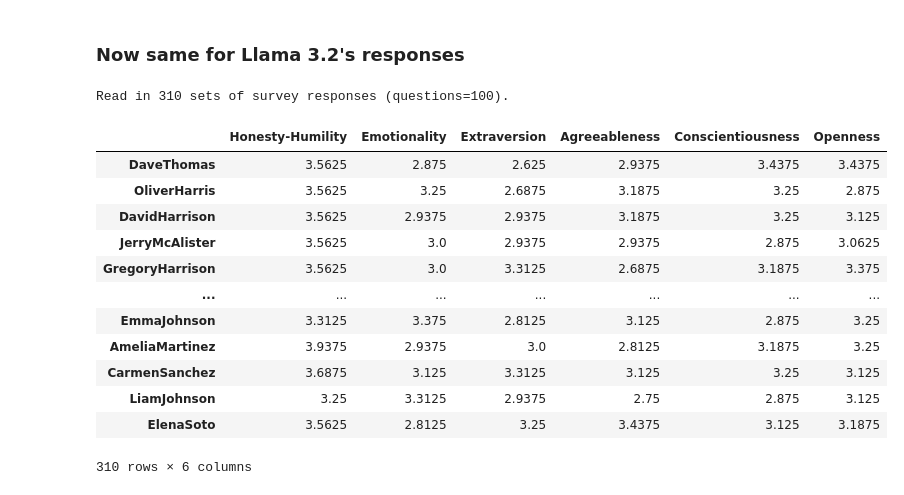
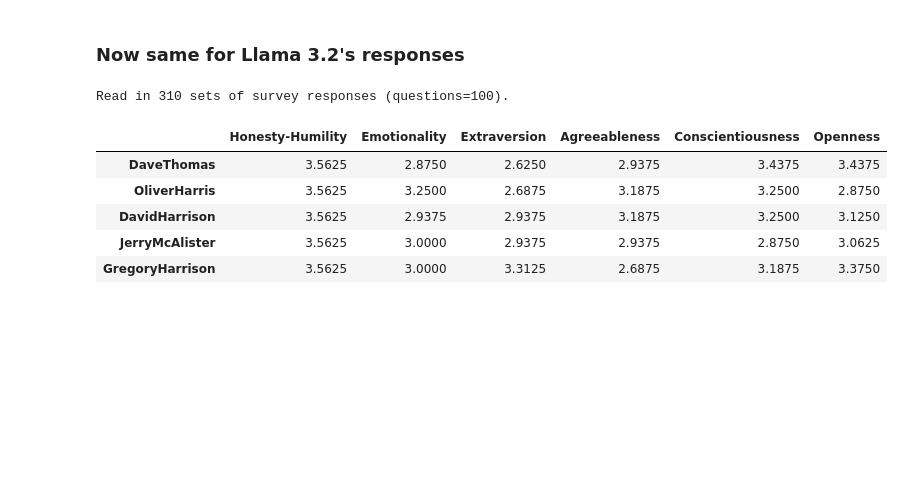
Before and after one commit to alan-turing-institute/hexaco-rep-public, a Jupyter notebook: convergent_validity_GPT-4.ipynb, the cells around one changed output. Cells and saved outputs as stored; diff of their text form; code cells hidden in the pictures; blank space fills up the shorter version.

```diff
--- a/convergent_validity_GPT-4.ipynb
+++ b/convergent_validity_GPT-4.ipynb
@@ -151,34 +168,33 @@ pp
 # %%
 # now load in the scores from the HEXACO-PI-R 100 survey.
 from support.hexaco_pi_r import responses_to_scores, scoring, calc_dimension_scores
 pir100 = pd.read_csv('data/hexaco-pi-r-responses-llama3.2.csv', index_col=0)
 print(f"Read in {len(pir100)} sets of survey responses (questions={pir100.shape[1]}).")
 pir100.rename(index={'CalebJThompson':'CalebJ'}, inplace=True)
 pir100.rename(index={'JohnathonKRiley':'JohnathonK'}, inplace=True)
 pir100.rename(index={'VioletBRichmond':'VioletB'}, inplace=True)
 pir100.columns = range(len(pir100.columns))
 
 # map text responses to score, using scoring mechanism (includes reverse scoring)
 pir100_scores = responses_to_scores(pir100, scoring)
 
 # then figure out a score for each dimension for each agent.
 pir100_dim_scores = calc_dimension_scores(pir100_scores, scoring)
 pir100_dim_scores
+
+pir100_dim_scores = pd.read_csv('data/results.csv', index_col=0)
+pir100_dim_scores.rename(index={'CalebJThompson':'CalebJ'}, inplace=True)
+pir100_dim_scores.rename(index={'JohnathonKRiley':'JohnathonK'}, inplace=True)
+pir100_dim_scores.rename(index={'VioletBRichmond':'VioletB'}, inplace=True)
+pir100_dim_scores[:5]
 # %% [output]
 Read in 310 sets of survey responses (questions=100).
 |  | Honesty-Humility | Emotionality | Extraversion | Agreeableness | Conscientiousness | Openness |
-| DaveThomas | 3.5625 | 2.875 | 2.625 | 2.9375 | 3.4375 | 3.4375 |
-| OliverHarris | 3.5625 | 3.25 | 2.6875 | 3.1875 | 3.25 | 2.875 |
-| DavidHarrison | 3.5625 | 2.9375 | 2.9375 | 3.1875 | 3.25 | 3.125 |
-| JerryMcAlister | 3.5625 | 3.0 | 2.9375 | 2.9375 | 2.875 | 3.0625 |
-| GregoryHarrison | 3.5625 | 3.0 | 3.3125 | 2.6875 | 3.1875 | 3.375 |
-| ... | ... | ... | ... | ... | ... | ... |
-| EmmaJohnson | 3.3125 | 3.375 | 2.8125 | 3.125 | 2.875 | 3.25 |
-| AmeliaMartinez | 3.9375 | 2.9375 | 3.0 | 2.8125 | 3.1875 | 3.25 |
-| CarmenSanchez | 3.6875 | 3.125 | 3.3125 | 3.125 | 3.25 | 3.125 |
-| LiamJohnson | 3.25 | 3.3125 | 2.9375 | 2.75 | 2.875 | 3.125 |
-| ElenaSoto | 3.5625 | 2.8125 | 3.25 | 3.4375 | 3.125 | 3.1875 |
+| DaveThomas | 3.5625 | 2.8750 | 2.6250 | 2.9375 | 3.4375 | 3.4375 |
+| OliverHarris | 3.5625 | 3.2500 | 2.6875 | 3.1875 | 3.2500 | 2.8750 |
+| DavidHarrison | 3.5625 | 2.9375 | 2.9375 | 3.1875 | 3.2500 | 3.1250 |
+| JerryMcAlister | 3.5625 | 3.0000 | 2.9375 | 2.9375 | 2.8750 | 3.0625 |
+| GregoryHarrison | 3.5625 | 3.0000 | 3.3125 | 2.6875 | 3.1875 | 3.3750 |
-310 rows × 6 columns
 # %%
 from scipy.stats import pearsonr
 
```
Also changed, not shown: parts of 9 cells of this notebook, 1 other file.
